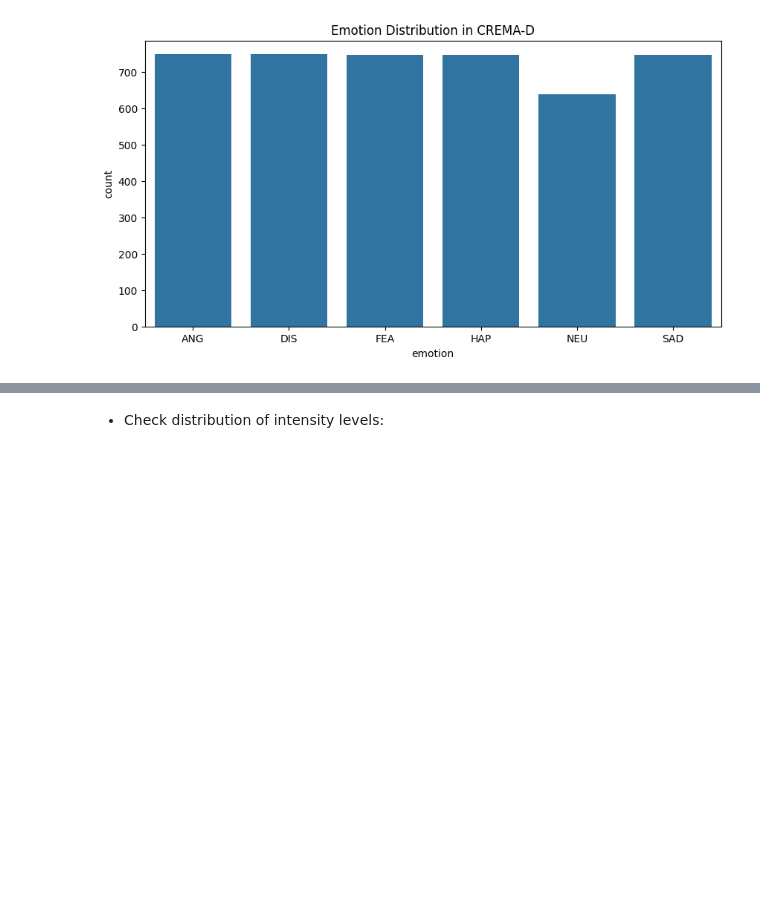
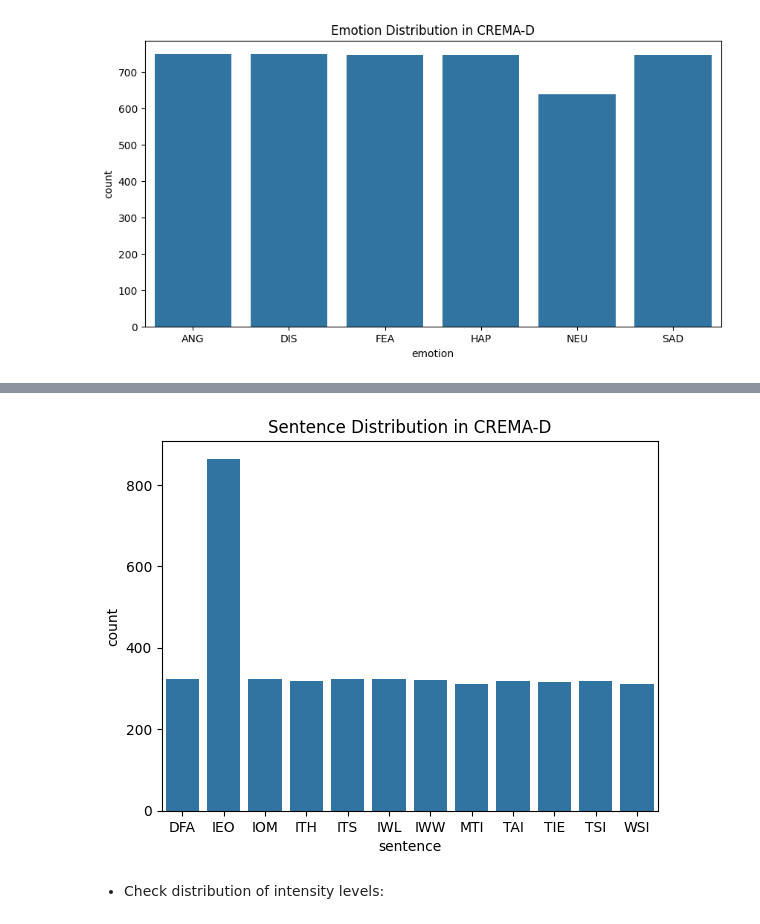
Before and after one commit to mariembahri21/Emotion_Recognition, a Jupyter notebook: part1_DataExploration.ipynb, the cells around one changed output, grey strips where cells are left out. Saved outputs shown, nothing was run; the diff lists cells and outputs as text; code cells hidden in the pictures; blank space fills up the shorter version.

Commit message:
second part of data exploration

```diff
--- a/part1_DataExploration.ipynb
+++ b/part1_DataExploration.ipynb
@@ -134,3 +222,9 @@ plt.show()
+# %%
+sns.countplot(x='sentence', data=df)
+plt.title('Sentence Distribution in CREMA-D')
+plt.show()
+# %% [output]
+[figure, added]
 # %% [markdown]
 * Check distribution of intensity levels:
 # %%
```
Also changed, not shown: parts of 13 cells of this notebook.
